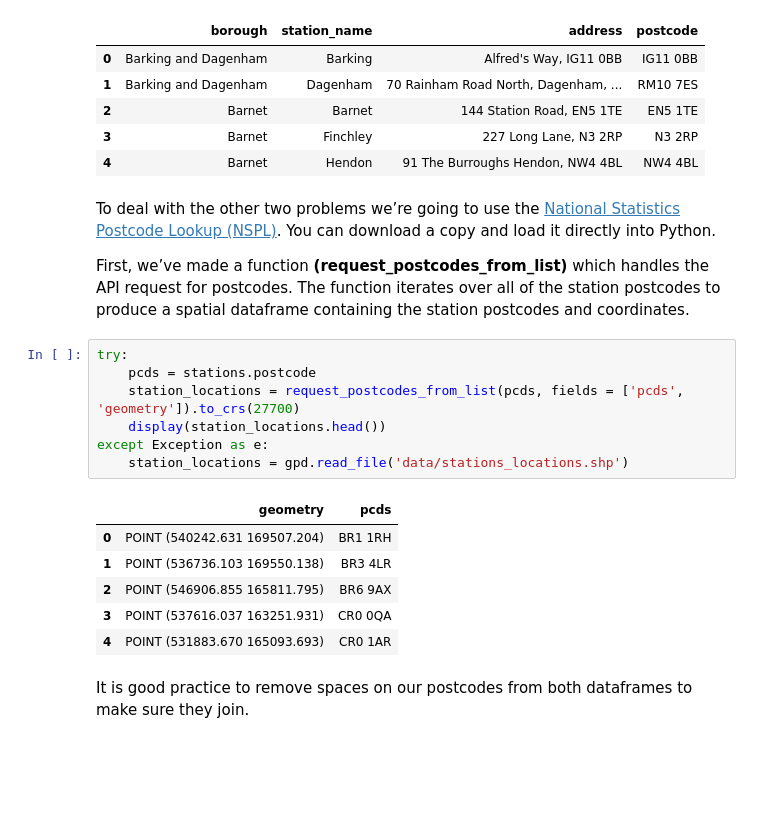
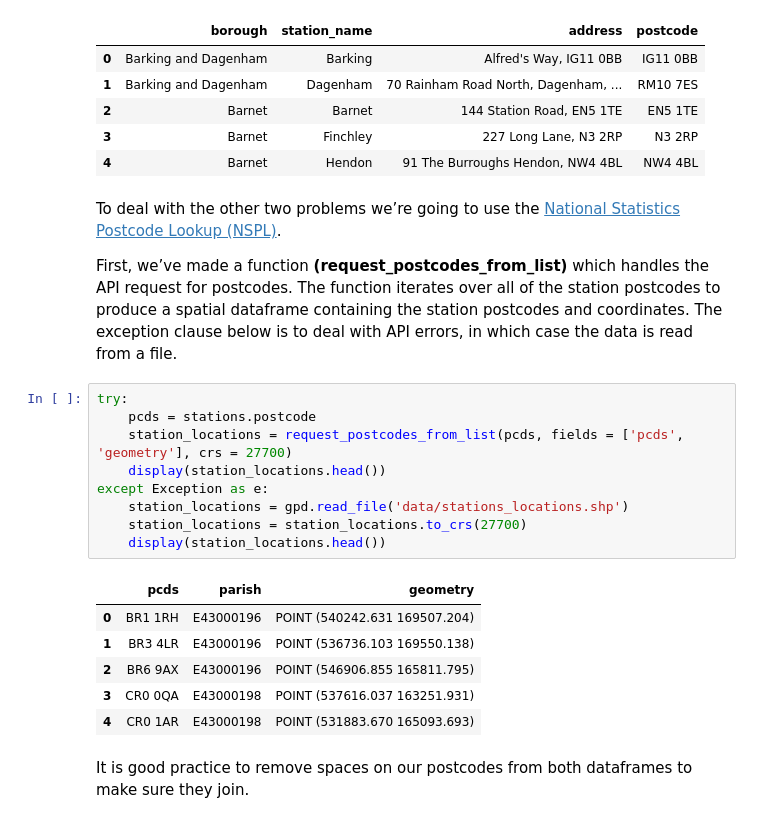
Before and after one commit to ONSgeo/more-GIS-in-Python, a Jupyter notebook: More_GIS_in_Python.ipynb, the cells around one changed output. Saved outputs shown, nothing was run; the diff lists cells and outputs as text; blank space fills up the shorter version.

```diff
--- a/More_GIS_in_Python.ipynb
+++ b/More_GIS_in_Python.ipynb
@@ -618,23 +619,26 @@ stations.head()
 | 3 | Barnet | Finchley | 227 Long Lane, N3 2RP | N3 2RP |
 | 4 | Barnet | Hendon | 91 The Burroughs Hendon, NW4 4BL | NW4 4BL |
 # %% [markdown]
-To deal with the other two problems we’re going to use the [National Statistics Postcode Lookup (NSPL)](https://geoportal.statistics.gov.uk/search?collection=Dataset&sort=name&tags=all(CTD_NSPL)). You can download a copy and load it directly into Python.
+To deal with the other two problems we’re going to use the [National Statistics Postcode Lookup (NSPL)](https://geoportal.statistics.gov.uk/search?collection=Dataset&sort=name&tags=all(CTD_NSPL)).
 
 First, we’ve made a function **(request_postcodes_from_list)** which handles the API request for postcodes. The function iterates over all of the station postcodes to produce a spatial dataframe containing the station postcodes and coordinates.
+The exception clause below is to deal with API errors, in which case the data is read from a file.
 # %%
 try:
     pcds = stations.postcode
-    station_locations = request_postcodes_from_list(pcds, fields = ['pcds', 'geometry']).to_crs(27700)
+    station_locations = request_postcodes_from_list(pcds, fields = ['pcds', 'geometry'], crs = 27700)
     display(station_locations.head())
 except Exception as e:
     station_locations = gpd.read_file('data/stations_locations.shp')
+    station_locations = station_locations.to_crs(27700)
+    display(station_locations.head())
 # %% [output]
-|  | geometry | pcds |
-| 0 | POINT (540242.631 169507.204) | BR1 1RH |
-| 1 | POINT (536736.103 169550.138) | BR3 4LR |
-| 2 | POINT (546906.855 165811.795) | BR6 9AX |
-| 3 | POINT (537616.037 163251.931) | CR0 0QA |
-| 4 | POINT (531883.670 165093.693) | CR0 1AR |
+|  | pcds | parish | geometry |
+| 0 | BR1 1RH | E43000196 | POINT (540242.631 169507.204) |
+| 1 | BR3 4LR | E43000196 | POINT (536736.103 169550.138) |
+| 2 | BR6 9AX | E43000196 | POINT (546906.855 165811.795) |
+| 3 | CR0 0QA | E43000198 | POINT (537616.037 163251.931) |
+| 4 | CR0 1AR | E43000198 | POINT (531883.670 165093.693) |
 # %% [markdown]
 It is good practice to remove spaces on our postcodes from both dataframes to make sure they join.
 # %%
```
Also changed, not shown: parts of 5 cells of this notebook, 2 other files.
